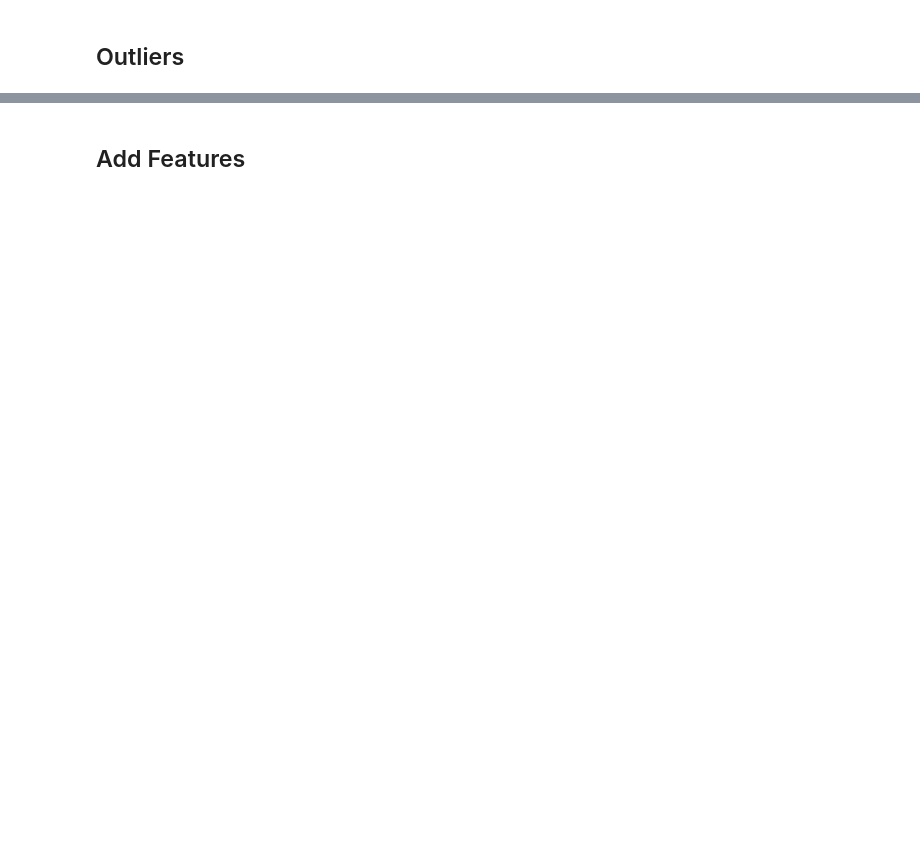
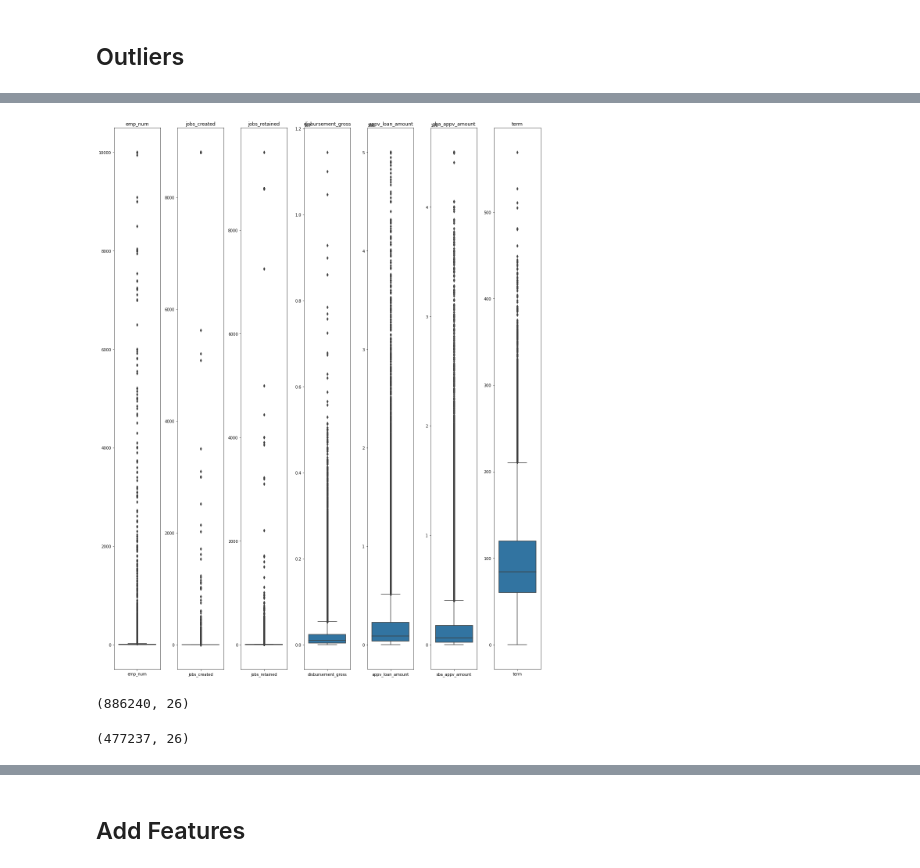
Before and after one commit to kanieladenis/individual_project, a Jupyter notebook: individual_project_sba_loans_working_copy.ipynb, the cells around one changed output, grey strips where cells are left out. Saved outputs shown, nothing was run; the diff lists cells and outputs as text; code cells hidden in the pictures; blank space fills up the shorter version.

```diff
--- a/individual_project_sba_loans_working_copy.ipynb
+++ b/individual_project_sba_loans_working_copy.ipynb
@@ -138,0 +338,7 @@ df.head()
+# %%
+# select columns to change
+cols = ['disbursement_gross','outstanding_gross','default_amount','appv_loan_amount','sba_appv_amount']
+# %%
+# remove $ and , from money columns
+for col in cols:
+    df[col] = df[col].str.replace('$','').str.replace(',','_')
@@ -138,0 +360,3 @@ df.head()
+# %%
+# replace 1976A to 1976 to enable datetime converstion
+df.appv_fy = df.appv_fy.replace({'1976A':'1976'})
@@ -142,0 +476,32 @@ df.head()
+# %%
+# List of columns
+
+plt.figure(figsize=(16, 20))
+
+for i, col in enumerate(cols, 1):
+
+    # i starts at 0, but plot nos should start at 1
+    plot_number = i
+
+    # Create subplot.
+    plt.subplot(1, len(cols), plot_number)
+
+    # Title with column name.
+    plt.title(col)
+
+    # Display boxplot for column.
+    sns.boxplot(data=df[[col]])
+
+    # Hide gridlines.
+    plt.grid(False)
+
+    # sets proper spacing between plots
+    plt.tight_layout()
+
+plt.show()
+# %% [output]
+[figure, added]
+# %%
+df.shape
+# %% [output]
+(886240, 26)
@@ -142,0 +522,4 @@ df.head()
+# %%
+df.shape
+# %% [output]
+(477237, 26)
```
Also changed, not shown: parts of 47 cells of this notebook.
